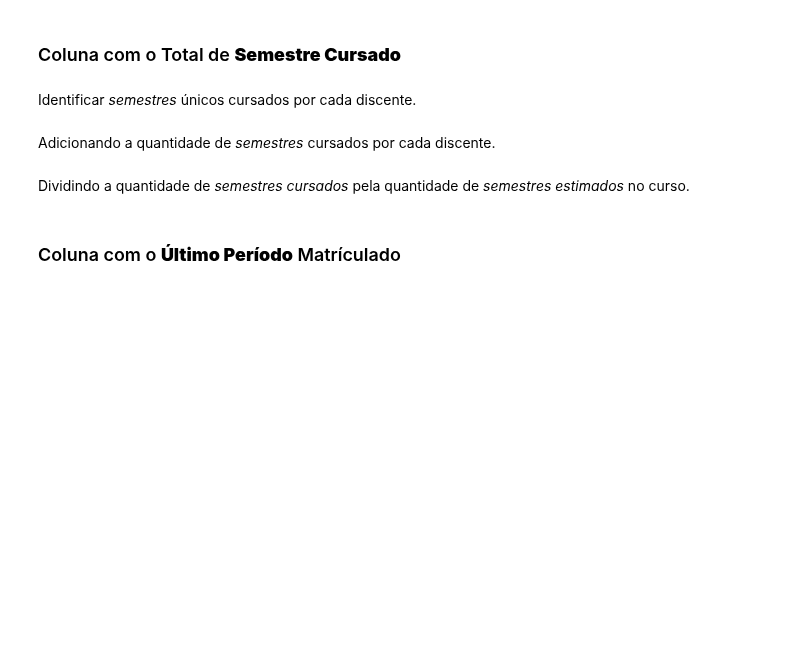
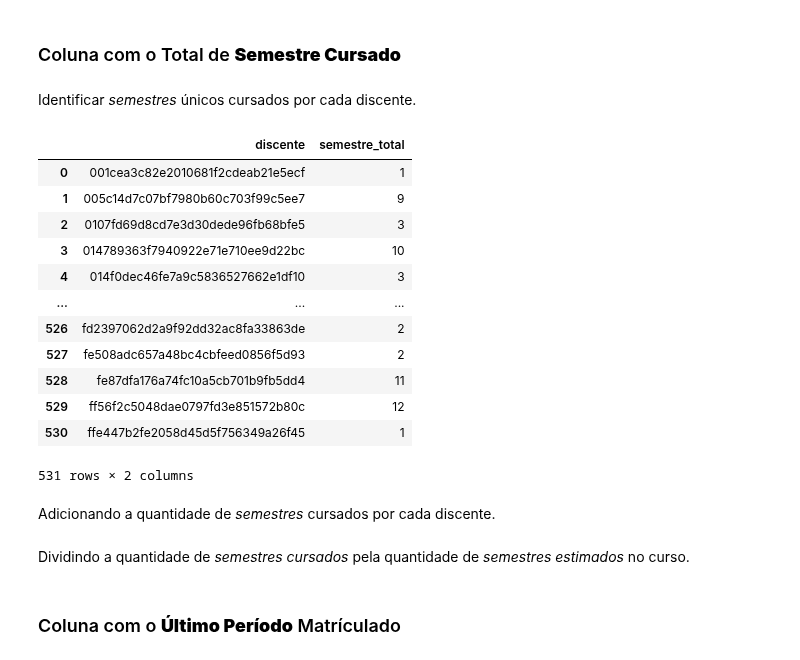
Before and after one commit to wanessabezerra/dataframe-bsi, a Jupyter notebook: dataframe-bsi/dados-extraidos.ipynb, the cells around one changed output. Drawn from its saved outputs; the diff is of its cells as text; code cells hidden in the pictures; blank space fills up the shorter version.

```diff
--- a/dataframe-bsi/dados-extraidos.ipynb
+++ b/dataframe-bsi/dados-extraidos.ipynb
@@ -467,6 +456,21 @@ Identificar *semestres* únicos cursados por cada discente.
 # %%
 semestres_unicos_por_discente = df_dados_filtrado.groupby('discente')['ano'].nunique().reset_index()
 semestres_unicos_por_discente.rename(columns={'ano' : 'semestre_total'}, inplace=True)
+semestres_unicos_por_discente
+# %% [output]
+|  | discente | semestre_total |
+| 0 | 001cea3c82e2010681f2cdeab21e5ecf | 1 |
+| 1 | 005c14d7c07bf7980b60c703f99c5ee7 | 9 |
+| 2 | 0107fd69d8cd7e3d30dede96fb68bfe5 | 3 |
+| 3 | 014789363f7940922e71e710ee9d22bc | 10 |
+| 4 | 014f0dec46fe7a9c5836527662e1df10 | 3 |
+| ... | ... | ... |
+| 526 | fd2397062d2a9f92dd32ac8fa33863de | 2 |
+| 527 | fe508adc657a48bc4cbfeed0856f5d93 | 2 |
+| 528 | fe87dfa176a74fc10a5cb701b9fb5dd4 | 11 |
+| 529 | ff56f2c5048dae0797fd3e851572b80c | 12 |
+| 530 | ffe447b2fe2058d45d5f756349a26f45 | 1 |
+531 rows × 2 columns
 # %% [markdown]
 Adicionando a quantidade de *semestres* cursados por cada discente.
 # %%
```
Also changed, not shown: parts of 17 cells of this notebook.
